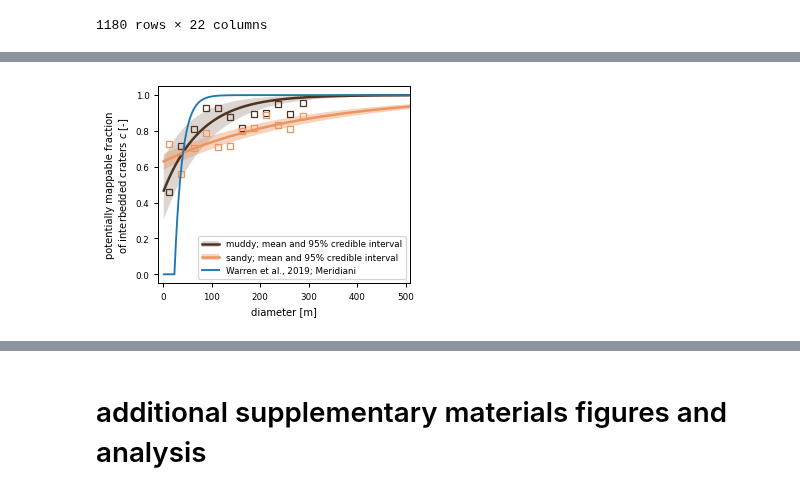
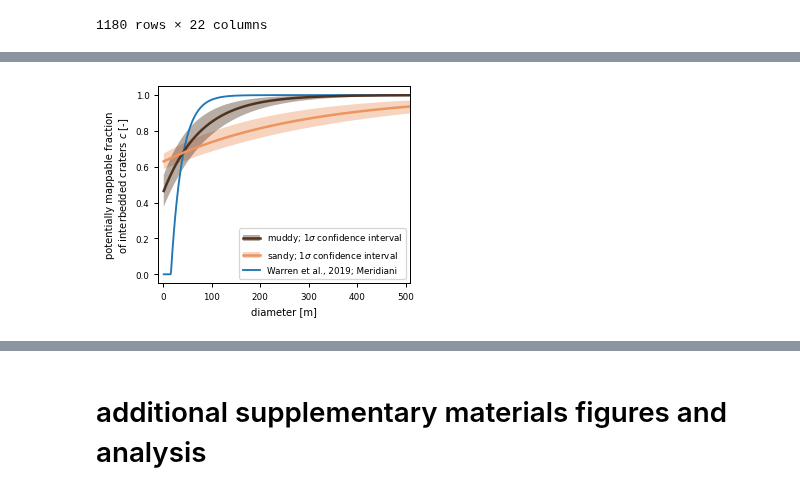
Before and after one commit to amoodie/paper_resources, a Jupyter notebook: Moodie_marscraterreworking/analysis/crater_analysis.ipynb, the cells around one changed output, grey strips where cells are left out. Saved outputs shown, nothing was run; the diff lists cells and outputs as text; code cells hidden in the pictures.

```diff
--- a/Moodie_marscraterreworking/analysis/crater_analysis.ipynb
+++ b/Moodie_marscraterreworking/analysis/crater_analysis.ipynb
@@ -1973,7 +1984,7 @@ sc = ax[1,0].scatter(
     csfd_interbedded_shuffle['time']+x_noise,
     csfd_interbedded_shuffle['rim_frac_sfc']+frac_noise,
     c=csfd_interbedded_shuffle['time'], marker='.', s=7)
-ax[1,0].set_ylabel('rim fraction\npreserved at surface [-]', fontsize=_label_fontsize)
+ax[1,0].set_ylabel('rim fraction\npreserved\nat surface [-]', fontsize=_label_fontsize)
 ax[1,0].set_xlabel('time [s]', fontsize=_label_fontsize)
 ax[1,0].xaxis.offsetText.set_fontsize(_tick_fontsize-1)
 cb = dm.plot.append_colorbar(sc, ax=ax[1,0])
@@ -1985,7 +1996,7 @@ sc = ax[1,1].scatter(
     csfd_interbedded_shuffle['diameter']+diam_noise,
     csfd_interbedded_shuffle['rim_frac_sfc']+frac_noise,
     c=csfd_interbedded_shuffle['time'], marker='.', s=7)
-ax[1,1].set_ylabel('rim fraction\npreserved at surface [-]', fontsize=_label_fontsize)
+ax[1,1].set_ylabel('rim fraction\npreserved\nat surface [-]', fontsize=_label_fontsize)
 ax[1,1].set_xlabel('crater diameter [m]', fontsize=_label_fontsize)
 ax[1,1].xaxis.offsetText.set_fontsize(_tick_fontsize-1)
 cb = dm.plot.append_colorbar(sc, ax=ax[1,1])
@@ -2041,7 +2052,7 @@ sc = ax[3,1].scatter(
     csfd_interbedded_shuffle['time']+time_noise,
     csfd_interbedded_shuffle['diameter']+diam_noise,
     c=csfd_interbedded_shuffle['rim_frac'], marker='.', s=7, cmap='plasma')
-ax[3,1].set_ylabel('diameter [-]', fontsize=_label_fontsize)
+ax[3,1].set_ylabel('diameter [m]', fontsize=_label_fontsize)
 ax[3,1].set_xlabel('time [s]', fontsize=_label_fontsize)
 ax[3,1].tick_params(labelsize=_label_fontsize)
 ax[3,1].xaxis.offsetText.set_fontsize(_tick_fontsize-1)
@@ -2052,7 +2063,7 @@ cb.set_label('rim fraction\npreserved [-]', fontsize=_tick_fontsize)
 
 for i, axi in enumerate(ax.ravel()):
     axi.tick_params(labelsize=_tick_fontsize)
-    _panel_labeler(i, axi, x=0.85, y=0.85, color='k')
+    _panel_labeler(i, axi, x=-0.275, y=0.95, color='k')
 
 fig.set_facecolor('none')
 
@@ -3348,0 +3087,10 @@ sandy_summ
+# %%
+# prepare and write out the summaries of each fit
+
+# sqrt(diag(variances)) / sqrt(number of observations)  # errors
+# sqrt(diag(variances))  # stddevs
+muddy_bestfit_errors = np.sqrt(np.diag(muddy_besfit_cov))
+sandy_bestfit_errors = np.sqrt(np.diag(sandy_besfit_cov))
+
+print(f"Muddy: c0 = {muddy_bestfit[0]:.2f} +/- {muddy_bestfit_errors[0]:.2f}; n = {muddy_bestfit[1]:.0f} +/- {muddy_bestfit_errors[1]:.0f}")
+print(f"Sandy: c0 = {sandy_bestfit[0]:.2f} +/- {sandy_bestfit_errors[0]:.2f}; n = {sandy_bestfit[1]:.0f} +/- {sandy_bestfit_errors[1]:.0f}")
@@ -3349,75 +3159,53 @@ sandy_summ
 # %%
-this_evaluated = exp_function(x, 80, -130)
-muddy_best_evaluated = exp_function(x, muddy_bestfit[0], muddy_bestfit[1])
-sandy_best_evaluated = exp_function(x, sandy_bestfit[0], sandy_bestfit[1])
-
 warren_evaluated = exp_function(x, 15.7, 23)
 warren_evaluated_mawrth = exp_function(x, 21.2, 23)
 
-muddy_bayes_evaluated = exp_function(x, muddy_summ['mean']['n'], muddy_summ['mean']['d0'])
-sandy_bayes_evaluated = exp_function(x, sandy_summ['mean']['n'], sandy_summ['mean']['d0'])
-
 ## FIGURE
 fig, ax = plt.subplots(figsize=(4,3), gridspec_kw=dict(bottom=0.15, left=0.2), dpi=90)
-
-
-# frequentist regressed
-# ax.plot(
-#     x, muddy_best_evaluated, '--', label='muddy best fit', color=cmap(0), lw=2
-# )
-# ax.plot(
-#     x, sandy_best_evaluated, '--', label='sandy best fit', color=cmap(2), lw=2
-# )
-
-
-# bayes estimated
-mm, = ax.plot(
-    x, muddy_bayes_evaluated, '-', label='muddy; mean and 95% credible interval', color=cmap(0), lw=2
-)
-ma = ax.fill_between(
-    x,
-    exp_function(x, muddy_summ['hdi_2.5%']['n'], muddy_summ['hdi_2.5%']['d0']),
-    exp_function(x, muddy_summ['hdi_97.5%']['n'], muddy_summ['hdi_97.5%']['d0']),
-    color=cmap(0), alpha=0.2, edgecolor='none')
-sm, = ax.plot(
-    x, sandy_bayes_evaluated, '-', label='sandy; mean and 95% credible interval', color=cmap(2), lw=2
-)
-sa = ax.fill_between(
-    x,
-    exp_function(x, sandy_summ['hdi_2.5%']['n'], sandy_summ['hdi_2.5%']['d0']),
-    exp_function(x, sandy_summ['hdi_97.5%']['n'], sandy_summ['hdi_97.5%']['d0']),
-    color=cmap(2), alpha=0.4, edgecolor='none')
-
-
-# data
-ax.plot(
-    midpt, muddy_fraction, 's', color=cmap(0), mec=cmap(0), linestyle='none', mfc='none', ms=5,
-)
-ax.plot(
-    midpt, sandy_fraction, 's', color=cmap(2), mec=cmap(2), linestyle='none', mfc='none', ms=5,
-)
 
 w, = ax.plot(
     x, np.clip(warren_evaluated, 0, 1), '-', label='Warren et al., 2019; Meridiani'
 )
 
+## this is pretty close to the original warren function, but with d0 and c0 both zero
+# ax.plot(
+#     x, exp_function_nugget_d0(x, 0, 0, 30))
 
-ax.legend([(mm, ma), (sm, sa), w], ["muddy; mean and 95% credible interval", "sandy; mean and 95% credible interval", "Warren et al., 2019; Meridiani"], fontsize=_tick_fontsize)
+# best fit
+sa = ax.fill_between(
+    x,
+    exp_function_nugget_d0(x, 0, sandy_bestfit[0]-sandy_bestfit_errors[0], sandy_bestfit[1]+sandy_bestfit_errors[1]),
+    exp_function_nugget_d0(x, 0, sandy_bestfit[0]+sandy_bestfit_errors[0], sandy_bestfit[1]-sandy_bestfit_errors[1]),
+    color=cmap(2), alpha=0.4, edgecolor='none')
+ma = ax.fill_between(
+    x,
+    exp_function_nugget_d0(x, 0, muddy_bestfit[0]-muddy_bestfit_errors[0], muddy_bestfit[1]+muddy_bestfit_errors[1]),
+    exp_function_nugget_d0(x, 0, muddy_bestfit[0]+muddy_bestfit_errors[0], muddy_bestfit[1]-muddy_bestfit_errors[1]),
+    color=cmap(0), alpha=0.4, edgecolor='none')
+
+mm, = ax.plot(
+    x, muddy_best_evaluated, '-', color=cmap(0), lw=2
+)
+sm, = ax.plot(
+    x, sandy_best_evaluated, '-', color=cmap(2), lw=2
+)
+
+ax.legend([(mm, ma), (sm, sa), w], ["muddy; 1$\\sigma$ confidence interval", "sandy; 1$\\sigma$ confidence interval", "Warren et al., 2019; Meridiani"], fontsize=_tick_fontsize)
 
 ax.set_ylim(-0.05, 1.05)
 
 ax.set_xlim(-10, 510)
 ax.set_xlabel('diameter [m]', fontsize=_label_fontsize)
 ax.set_ylabel('potentially mappable fraction\nof interbedded craters $c$ [-]', fontsize=_label_fontsize)
 
 ax.tick_params(labelsize=_tick_fontsize)
 
 fig.set_facecolor('none')
 
 fig.savefig(os.path.join(figure_root, 'filter_function.png'), dpi=300, transparent=False, facecolor='none')
 fig.savefig(os.path.join(figure_root, 'filter_function.pdf'), dpi=300, transparent=False, facecolor='white')
 
 
 plt.show()
 # %% [output]
-[figure, old version]
+[figure, new version]
```
Also changed, not shown: parts of 38 cells of this notebook.
